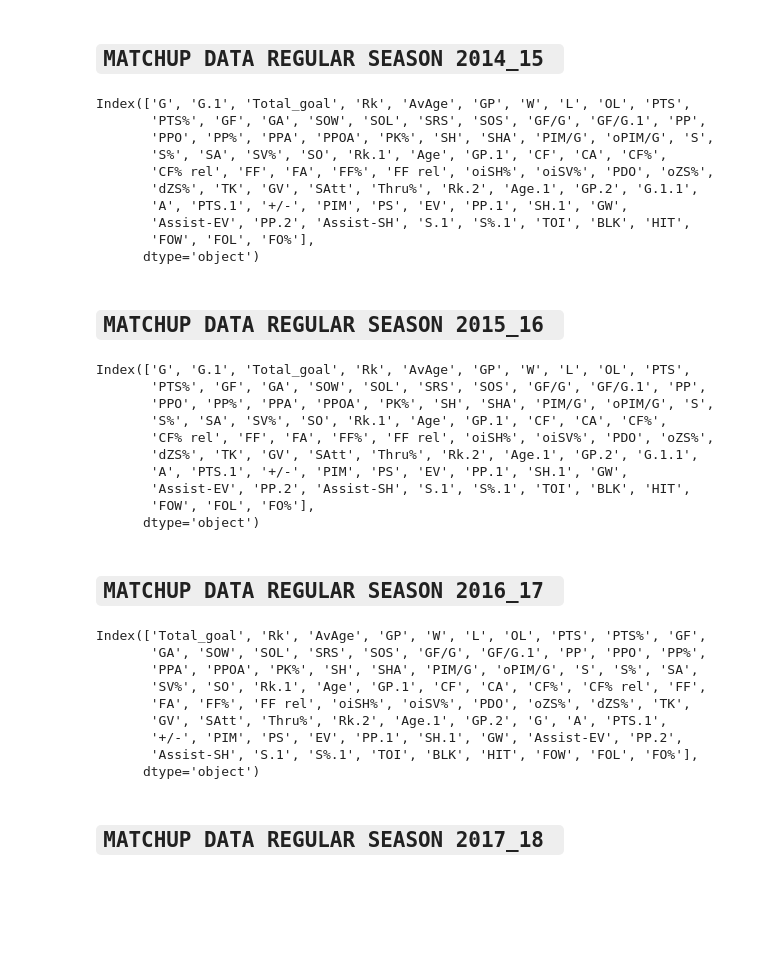
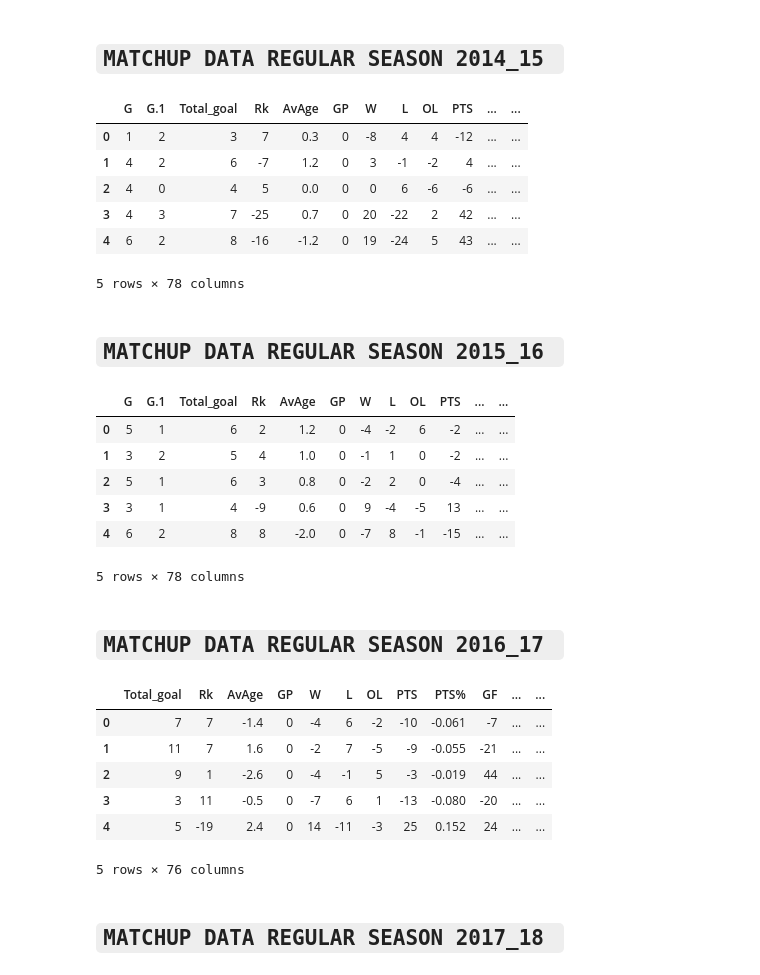
Before and after one commit to geethango/baseline_model, a Jupyter notebook: beseline_model_difference.ipynb, the cells around one changed output. Saved outputs shown, nothing was run; the diff lists cells and outputs as text; code cells hidden in the pictures; blank space fills up the shorter version.

```diff
--- a/beseline_model_difference.ipynb
+++ b/beseline_model_difference.ipynb
@@ -103,28 +65,17 @@ Index(['G', 'G.1', 'Total_goal', 'Rk', 'AvAge', 'GP', 'W', 'L', 'OL', 'PTS',
 # %%
 path=r'/content/drive/MyDrive/data collection/FINAL MODEL FEEDING DATASET (V - H) direct difference/FINAL_2014_15_MODEL_FEEDING_DATASET_ATTEMPTED_BY_DIFFERENCE.csv'
 data_2014_15=pd.read_csv(path)
 data_2014_15.drop(["Unnamed: 0",'Visitor','Home','E+/-'],axis = 1, inplace  = True)
 data_2014_15 = data_2014_15.loc[~data_2014_15.index.duplicated(keep='first')]
 data_2014_15.head()
-count = 0
-for i in range(0,data_2014_15.shape[0]) :
-    if data_2014_15.loc[i].isnull().sum() > 0 :
-        count = count + 1
-        print(f'Number of null values in row {i} : ' + str(data_2014_15.loc[i].isnull().sum()))
-
-count
-data_2014_15.columns
 # %% [output]
+|  | G | G.1 | Total_goal | Rk | AvAge | GP | W | L | OL | PTS | ... | ... |
+| 0 | 1 | 2 | 3 | 7 | 0.3 | 0 | -8 | 4 | 4 | -12 | ... | ... |
+| 1 | 4 | 2 | 6 | -7 | 1.2 | 0 | 3 | -1 | -2 | 4 | ... | ... |
+| 2 | 4 | 0 | 4 | 5 | 0.0 | 0 | 0 | 6 | -6 | -6 | ... | ... |
+| 3 | 4 | 3 | 7 | -25 | 0.7 | 0 | 20 | -22 | 2 | 42 | ... | ... |
+| 4 | 6 | 2 | 8 | -16 | -1.2 | 0 | 19 | -24 | 5 | 43 | ... | ... |
-Index(['G', 'G.1', 'Total_goal', 'Rk', 'AvAge', 'GP', 'W', 'L', 'OL', 'PTS',
-       'PTS%', 'GF', 'GA', 'SOW', 'SOL', 'SRS', 'SOS', 'GF/G', 'GF/G.1', 'PP',
-       'PPO', 'PP%', 'PPA', 'PPOA', 'PK%', 'SH', 'SHA', 'PIM/G', 'oPIM/G', 'S',
-       'S%', 'SA', 'SV%', 'SO', 'Rk.1', 'Age', 'GP.1', 'CF', 'CA', 'CF%',
-       'CF% rel', 'FF', 'FA', 'FF%', 'FF rel', 'oiSH%', 'oiSV%', 'PDO', 'oZS%',
-       'dZS%', 'TK', 'GV', 'SAtt', 'Thru%', 'Rk.2', 'Age.1', 'GP.2', 'G.1.1',
-       'A', 'PTS.1', '+/-', 'PIM', 'PS', 'EV', 'PP.1', 'SH.1', 'GW',
-       'Assist-EV', 'PP.2', 'Assist-SH', 'S.1', 'S%.1', 'TOI', 'BLK', 'HIT',
-       'FOW', 'FOL', 'FO%'],
-      dtype='object')
+5 rows × 78 columns
 # %% [markdown]
 ## **`MATCHUP DATA REGULAR SEASON 2015_16 `**
 # %%
@@ -133,25 +84,14 @@ data_2015_16=pd.read_csv(path)
 data_2015_16.drop(["Unnamed: 0",'Visitor','Home','E+/-'],axis = 1, inplace  = True)
 data_2015_16 = data_2015_16.loc[~data_2015_16.index.duplicated(keep='first')]
 data_2015_16.head()
-count = 0
-for i in range(0,data_2011_12.shape[0]) :
-    if data_2011_12.loc[i].isnull().sum() > 0 :
-        count = count + 1
-        print(f'Number of null values in row {i} : ' + str(data_2011_12.loc[i].isnull().sum()))
-
-count
-data_2015_16.columns
 # %% [output]
+|  | G | G.1 | Total_goal | Rk | AvAge | GP | W | L | OL | PTS | ... | ... |
+| 0 | 5 | 1 | 6 | 2 | 1.2 | 0 | -4 | -2 | 6 | -2 | ... | ... |
+| 1 | 3 | 2 | 5 | 4 | 1.0 | 0 | -1 | 1 | 0 | -2 | ... | ... |
+| 2 | 5 | 1 | 6 | 3 | 0.8 | 0 | -2 | 2 | 0 | -4 | ... | ... |
+| 3 | 3 | 1 | 4 | -9 | 0.6 | 0 | 9 | -4 | -5 | 13 | ... | ... |
+| 4 | 6 | 2 | 8 | 8 | -2.0 | 0 | -7 | 8 | -1 | -15 | ... | ... |
-Index(['G', 'G.1', 'Total_goal', 'Rk', 'AvAge', 'GP', 'W', 'L', 'OL', 'PTS',
-       'PTS%', 'GF', 'GA', 'SOW', 'SOL', 'SRS', 'SOS', 'GF/G', 'GF/G.1', 'PP',
-       'PPO', 'PP%', 'PPA', 'PPOA', 'PK%', 'SH', 'SHA', 'PIM/G', 'oPIM/G', 'S',
-       'S%', 'SA', 'SV%', 'SO', 'Rk.1', 'Age', 'GP.1', 'CF', 'CA', 'CF%',
-       'CF% rel', 'FF', 'FA', 'FF%', 'FF rel', 'oiSH%', 'oiSV%', 'PDO', 'oZS%',
-       'dZS%', 'TK', 'GV', 'SAtt', 'Thru%', 'Rk.2', 'Age.1', 'GP.2', 'G.1.1',
-       'A', 'PTS.1', '+/-', 'PIM', 'PS', 'EV', 'PP.1', 'SH.1', 'GW',
-       'Assist-EV', 'PP.2', 'Assist-SH', 'S.1', 'S%.1', 'TOI', 'BLK', 'HIT',
-       'FOW', 'FOL', 'FO%'],
-      dtype='object')
+5 rows × 78 columns
 # %% [markdown]
 ## **`MATCHUP DATA REGULAR SEASON 2016_17 `**
 # %%
@@ -160,24 +100,14 @@ data_2016_17=pd.read_csv(path)
 data_2016_17.drop(["Unnamed: 0",'Date','Att.','Visitor','Home','E+/-'],axis = 1, inplace  = True)
 data_2016_17 = data_2016_17.loc[~data_2016_17.index.duplicated(keep='first')]
 data_2016_17.head()
-count = 0
-for i in range(0,data_2016_17.shape[0]) :
-    if data_2016_17.loc[i].isnull().sum() > 0 :
-        count = count + 1
-        print(f'Number of null values in row {i} : ' + str(data_2016_17.loc[i].isnull().sum()))
-
-count
-data_2016_17.columns
 # %% [output]
+|  | Total_goal | Rk | AvAge | GP | W | L | OL | PTS | PTS% | GF | ... | ... |
+| 0 | 7 | 7 | -1.4 | 0 | -4 | 6 | -2 | -10 | -0.061 | -7 | ... | ... |
+| 1 | 11 | 7 | 1.6 | 0 | -2 | 7 | -5 | -9 | -0.055 | -21 | ... | ... |
+| 2 | 9 | 1 | -2.6 | 0 | -4 | -1 | 5 | -3 | -0.019 | 44 | ... | ... |
+| 3 | 3 | 11 | -0.5 | 0 | -7 | 6 | 1 | -13 | -0.080 | -20 | ... | ... |
+| 4 | 5 | -19 | 2.4 | 0 | 14 | -11 | -3 | 25 | 0.152 | 24 | ... | ... |
-Index(['Total_goal', 'Rk', 'AvAge', 'GP', 'W', 'L', 'OL', 'PTS', 'PTS%', 'GF',
-       'GA', 'SOW', 'SOL', 'SRS', 'SOS', 'GF/G', 'GF/G.1', 'PP', 'PPO', 'PP%',
-       'PPA', 'PPOA', 'PK%', 'SH', 'SHA', 'PIM/G', 'oPIM/G', 'S', 'S%', 'SA',
-       'SV%', 'SO', 'Rk.1', 'Age', 'GP.1', 'CF', 'CA', 'CF%', 'CF% rel', 'FF',
-       'FA', 'FF%', 'FF rel', 'oiSH%', 'oiSV%', 'PDO', 'oZS%', 'dZS%', 'TK',
-       'GV', 'SAtt', 'Thru%', 'Rk.2', 'Age.1', 'GP.2', 'G', 'A', 'PTS.1',
-       '+/-', 'PIM', 'PS', 'EV', 'PP.1', 'SH.1', 'GW', 'Assist-EV', 'PP.2',
-       'Assist-SH', 'S.1', 'S%.1', 'TOI', 'BLK', 'HIT', 'FOW', 'FOL', 'FO%'],
-      dtype='object')
+5 rows × 76 columns
 # %% [markdown]
 ## **`MATCHUP DATA REGULAR SEASON 2017_18 `**
 # %%
```
Also changed, not shown: parts of 12 cells of this notebook.
